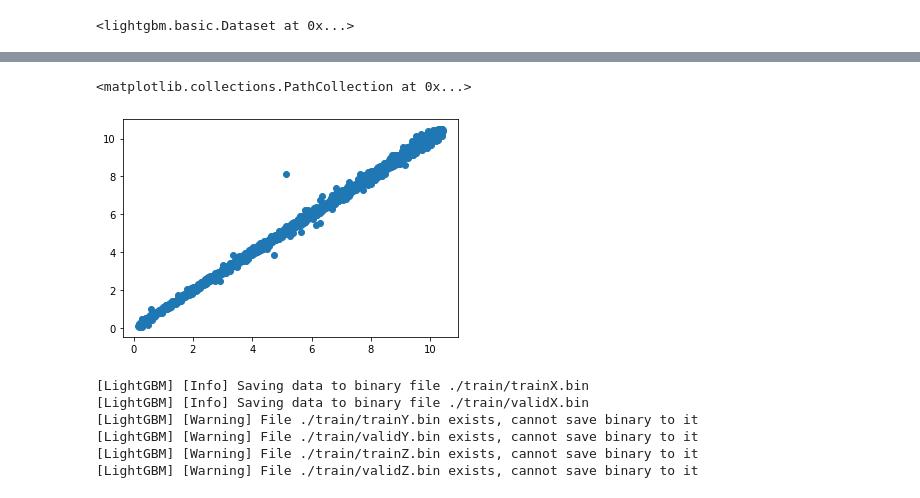
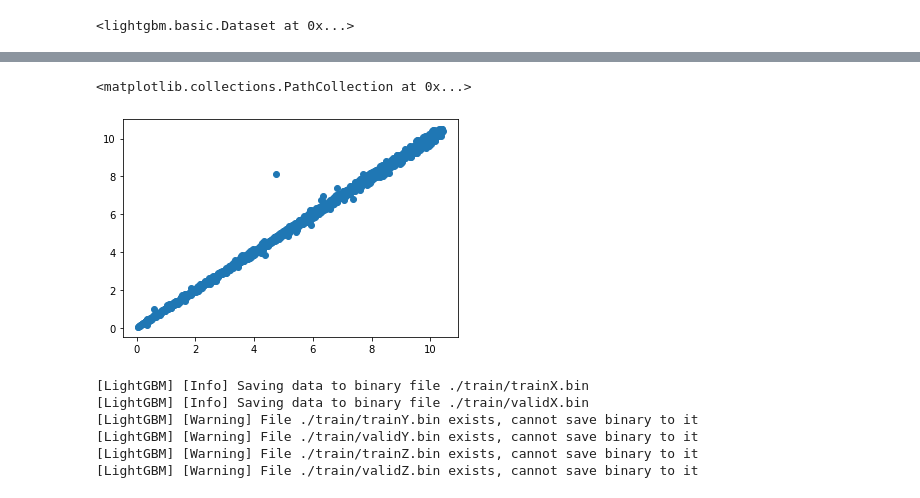
Before and after one commit to haimengzhao/juno-reconstruction, a Jupyter notebook: model.ipynb, the cells around one changed output, grey strips where cells are left out. Cells and saved outputs as stored; diff of their text form; code cells hidden in the pictures.

```diff
--- a/model.ipynb
+++ b/model.ipynb
@@ -188,7 +263,7 @@ validationDataForPePerWF = lgb.Dataset('./train/validPePerWF.bin', reference=tra
 params = {
     'boosting_type': 'gbdt',
     'objective': 'regression',
-    'metric': {'average_precision'},
+    'metric': {'rmse'},
     'num_leaves': 2**11,
     'learning_rate': 0.01,
     'feature_fraction': 1,
@@ -227,12 +302,12 @@ Early stopping, best iteration is:
 <lightgbm.basic.Booster at 0x...>
 # %%
-gbmForPePerWF = lgb.
-pePerTrainWFFinal = np.round(gbmForPePerWF.predict(
+gbmForPePerWF = lgb.Booster(model_file='./modelPePerWF.txt')
+pePerTrainWFFinal = gbmForPePerWF.predict(
     np.stack(
         (intTrainWF, pointsPerTrainWF, pePerTrainWFCalc),
         axis=1
     )
-))
+)
 plt.scatter(pePerTrainWF, pePerTrainWFFinal)
 plt.show()
 print(gbmForPePerWF.feature_importance())
@@ -241,10 +317,17 @@ NameError: name 'gbmForPePerWF' is not defined
 # %%
-splitPePerTrainWFFinal = np.split(pePerTrainWFFinal, wfIndices[1:-1])
-peTotal = np.empty(2000)
-peMean = np.empty(2000)
-peStd = np.empty(2000)
+splitPePerTrainWFFinal = np.split(pePerTrainWFFinal, wfIndices[1:-1].astype(int))
+peTotal = np.empty(10000)
+peMean = np.empty(10000)
+peStd = np.empty(10000)
 for index, pePerTrainWFFinalChunk in enumerate(tqdm(splitPePerTrainWFFinal)):
     peTotal[index] = np.sum(pePerTrainWFFinalChunk)
     peMean[index] = np.mean(pePerTrainWFFinalChunk)
     peStd[index] = np.std(pePerTrainWFFinalChunk)
+
+splitMeanPeTimePerTrainWF = np.split(meanPeTimePerTrainWF, wfIndices[1:-1].astype(int))
+peTimeMean = np.empty(10000)
+peTimeStd = np.empty(10000)
+for index, meanPeTimePerTrainWFFinalChunk in enumerate(tqdm(splitMeanPeTimePerTrainWF)):
+    peTimeMean[index] = np.nanmean(meanPeTimePerTrainWFFinalChunk)
+    peTimeStd[index] = np.nanstd(meanPeTimePerTrainWFFinalChunk)
 # %%
@@ -255,17 +338,17 @@ plt.show()
 # %%
 trainDataForP = lgb.Dataset(
     np.stack(
-        (peTotal[:-100], peMean[:-100], peStd[:-100]),
+        (peTotal[:-1000], peMean[:-1000], peStd[:-1000], peTimeMean[:-1000], peTimeStd[:-1000]),
         axis=1
     ),
-    label=trainPT[:-100]['p']
+    label=p[:-1000]
 )
 validationDataForP = lgb.Dataset(
     np.stack(
-        (peTotal[-100:], peMean[-100:], peStd[-100:]),
+        (peTotal[-1000:], peMean[-1000:], peStd[-1000:], peTimeMean[-1000:], peTimeStd[-1000:]),
         axis=1
     ),
-    label=trainPT[-100:]['p'],
+    label=p[-1000:],
     reference=trainDataForP
 )
 params = {
@@ -377,16 +460,16 @@ Early stopping, best iteration is:
 # %%
 plt.scatter(
     gbmForP.predict(
         np.stack(
-            (peTotal, peMean, peStd),
+            (peTotal, peMean, peStd, peTimeMean, peTimeStd),
             axis=1
         )
     ),
     trainPT['p']
 )
 # %% [output]
 <matplotlib.collections.PathCollection at 0x...>
-[figure, old version]
+[figure, new version]
 # %%
 splitPePerTrainWFFinal = np.split(pePerTrainWFFinal, wfIndices[1:-1])
 featuresForXYZ = np.empty((2000, 4))
```
Also changed, not shown: parts of 9 cells of this notebook, 6 other files.
